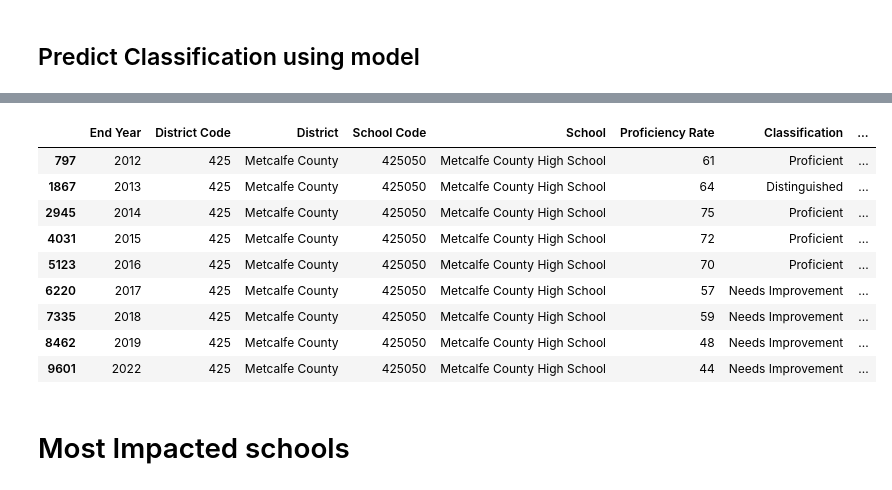
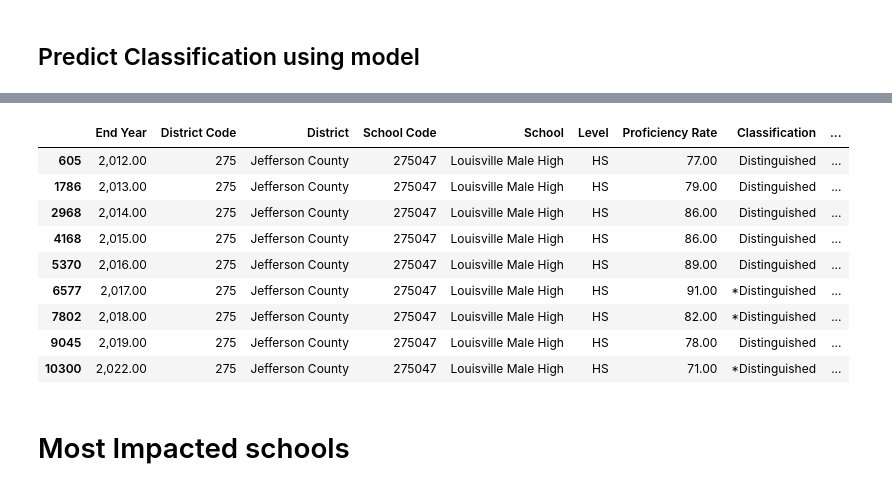
Before and after one commit to rosehelfrich/kyPublicSchools, a Jupyter notebook: Predict_Classification,_and_Highly_Impacted_Schools.ipynb, the cells around one changed output, grey strips where cells are left out. Cells and saved outputs as stored; diff of their text form; code cells hidden in the pictures.

Commit message:
Squashed bug in nested model, and reformatted predicted strings with * indicator

```diff
--- a/Predict_Classification,_and_Highly_Impacted_Schools.ipynb
+++ b/Predict_Classification,_and_Highly_Impacted_Schools.ipynb
@@ -464,0 +670,20 @@ predict_df['Predicted Classification'] = pred_classification
+# %%
+# Select the column with the highest percentage
+predict_rating = predict_rating.idxmax(axis=1)
+
+# Create the Predicted Rating column
+predict_df['Predicted Rating'] = predict_rating
+# %%
+# Reformat into categories
+
+predict_df['Classification'].replace([0, 1, 2], ['Distinguished', 'Proficient', 'Needs Improvement'], inplace=True)
+predict_df['Predicted Classification'].replace([0, 1, 2], ['*Distinguished', '*Proficient', '*Needs Improvement'], inplace=True)
+# The * stands for predicted data.
+predict_df['Level'].replace([0, 1, 2, 3], ['ES', 'MS', 'HS', np.NaN], inplace=True)
+# %%
+# Fill in the values with the predicted classification /rating
+predict_df['Classification'].fillna(predict_df['Predicted Classification'], inplace = True)
+predict_df['Rating'].fillna(predict_df['Predicted Rating'], inplace = True)
+
+# Drop the Predicted columns
+predict_df.drop(['Predicted Classification', 'Predicted Rating'], axis=1, inplace=True)
@@ -535,4 +732,2 @@ predict_df[predict_df['School Code']==231190.]
-# %%
-predict_df.drop(['Predicted Classification'], axis=1, inplace=True)
 # %%
 predict_df.to_csv('/content/drive/MyDrive/Colab Data/KY EPSB/All Years/predict_df.csv', index = False)
@@ -872,17 +734,17 @@ nested_predict_df.to_csv('/content/drive/MyDrive/Colab Data/KY EPSB/All Years/ne
 # %%
 # Pull all the rows that have this in the School column
-nested_predict_df[nested_predict_df['School'].str.contains("Metcalfe County High")]
+predict_df[predict_df['School'].str.contains("Male")]
 # %% [output]
-|  | End Year | District Code | District | School Code | School | Proficiency Rate | Classification | ... |
-| 797 | 2012 | 425 | Metcalfe County | 425050 | Metcalfe County High School | 61 | Proficient | ... |
-| 1867 | 2013 | 425 | Metcalfe County | 425050 | Metcalfe County High School | 64 | Distinguished | ... |
-| 2945 | 2014 | 425 | Metcalfe County | 425050 | Metcalfe County High School | 75 | Proficient | ... |
-| 4031 | 2015 | 425 | Metcalfe County | 425050 | Metcalfe County High School | 72 | Proficient | ... |
-| 5123 | 2016 | 425 | Metcalfe County | 425050 | Metcalfe County High School | 70 | Proficient | ... |
-| 6220 | 2017 | 425 | Metcalfe County | 425050 | Metcalfe County High School | 57 | Needs Improvement | ... |
-| 7335 | 2018 | 425 | Metcalfe County | 425050 | Metcalfe County High School | 59 | Needs Improvement | ... |
-| 8462 | 2019 | 425 | Metcalfe County | 425050 | Metcalfe County High School | 48 | Needs Improvement | ... |
-| 9601 | 2022 | 425 | Metcalfe County | 425050 | Metcalfe County High School | 44 | Needs Improvement | ... |
+|  | End Year | District Code | District | School Code | School | Level | Proficiency Rate | Classification | ... |
+| 605 | 2,012.00 | 275 | Jefferson County | 275047 | Louisville Male High | HS | 77.00 | Distinguished | ... |
+| 1786 | 2,013.00 | 275 | Jefferson County | 275047 | Louisville Male High | HS | 79.00 | Distinguished | ... |
+| 2968 | 2,014.00 | 275 | Jefferson County | 275047 | Louisville Male High | HS | 86.00 | Distinguished | ... |
+| 4168 | 2,015.00 | 275 | Jefferson County | 275047 | Louisville Male High | HS | 86.00 | Distinguished | ... |
+| 5370 | 2,016.00 | 275 | Jefferson County | 275047 | Louisville Male High | HS | 89.00 | Distinguished | ... |
+| 6577 | 2,017.00 | 275 | Jefferson County | 275047 | Louisville Male High | HS | 91.00 | *Distinguished | ... |
+| 7802 | 2,018.00 | 275 | Jefferson County | 275047 | Louisville Male High | HS | 82.00 | *Distinguished | ... |
+| 9045 | 2,019.00 | 275 | Jefferson County | 275047 | Louisville Male High | HS | 78.00 | Distinguished | ... |
+| 10300 | 2,022.00 | 275 | Jefferson County | 275047 | Louisville Male High | HS | 71.00 | *Distinguished | ... |
 # %% [markdown]
 # Most Impacted schools
 # %%
```
Also changed, not shown: parts of 155 cells of this notebook.
